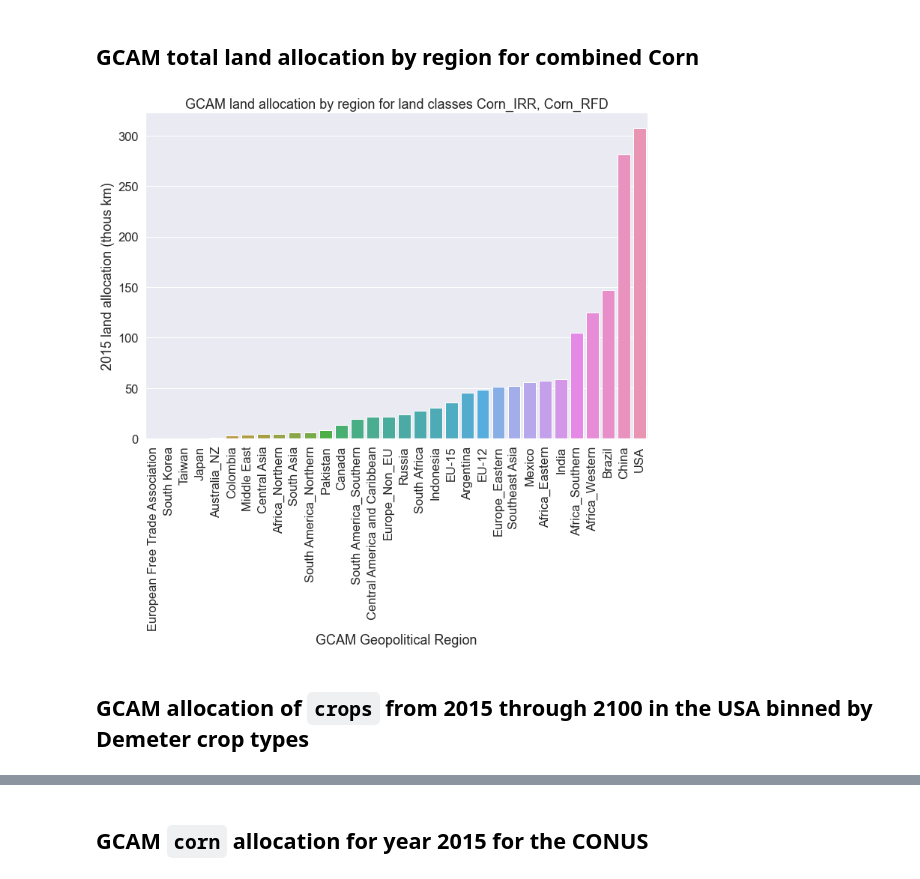
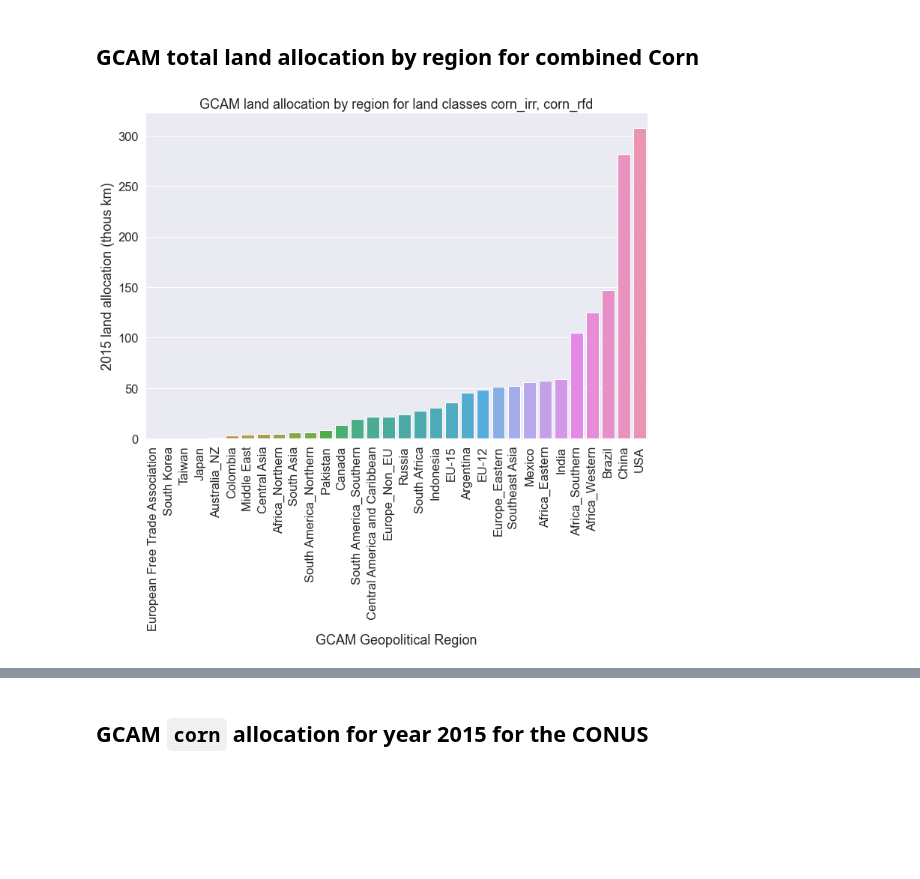
Before and after one commit to IMMM-SFA/im3vis, a Jupyter notebook: notebooks/gcam_demeter_clinic.ipynb, the cells around one changed output, grey strips where cells are left out. Drawn from its saved outputs; the diff is of its cells as text; code cells hidden in the pictures; blank space fills up the shorter version.

```diff
--- a/notebooks/gcam_demeter_clinic.ipynb
+++ b/notebooks/gcam_demeter_clinic.ipynb
@@ -42,8 +42,6 @@ reg_ax = im3vis.gcam_demeter_region(gcam_df, target_year)
 # %% [markdown]
 ## GCAM total land allocation by region for combined Corn
 # %%
-reg_ax = im3vis.gcam_demeter_region(gcam_df, target_year, landclass_list=['Corn_IRR', 'Corn_RFD'])
+reg_ax = im3vis.gcam_demeter_region(gcam_df, target_year, landclass_list=['corn_irr', 'corn_rfd'])
 # %% [output]
-[figure, old version]
+[figure, new version]
-# %% [markdown]
-## GCAM allocation of `crops` from 2015 through 2100 in the USA binned by Demeter crop types
```
Also changed, not shown: parts of 2 cells of this notebook, 1 other file.
